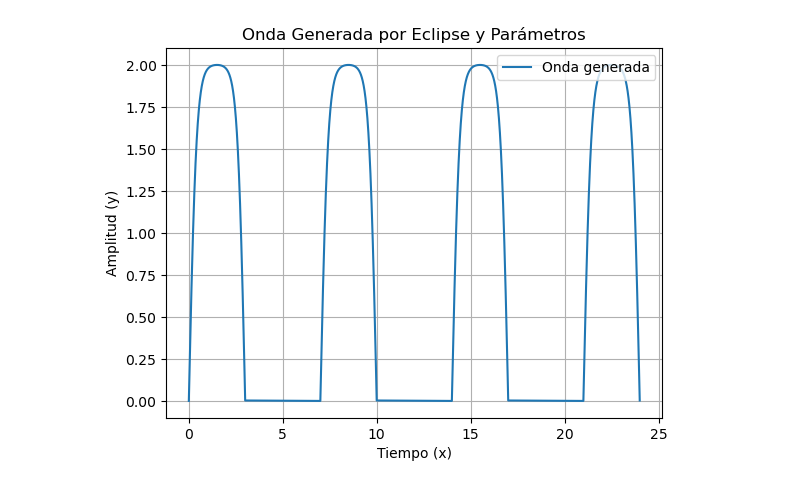
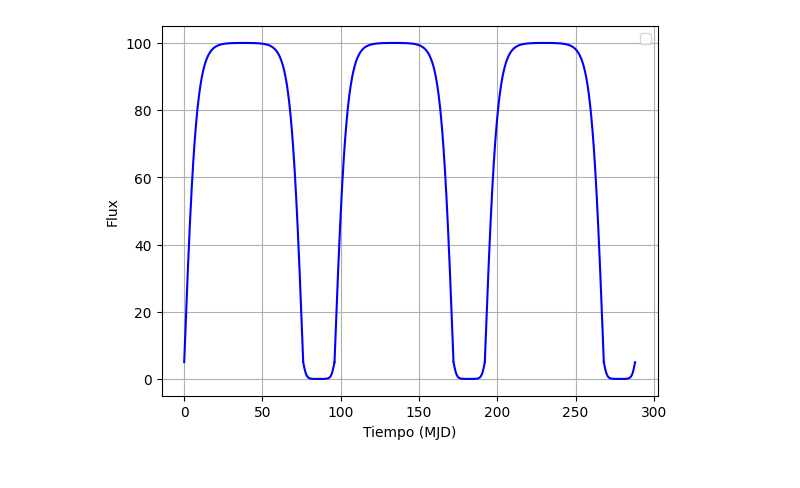
Before and after one commit to GuijonGustavo/Saggitarius-A-peridicity-Gamma-Rays, a Jupyter notebook: jacobi.ipynb, the cells around one changed output. Saved outputs shown, nothing was run; the diff lists cells and outputs as text; code cells hidden in the pictures.

Commit message:
version con jacobi modified with smooth

```diff
--- a/jacobi.ipynb
+++ b/jacobi.ipynb
@@ -64,62 +68,97 @@ import numpy as np
 import matplotlib.pyplot as plt
 from scipy.special import ellipk, ellipj
 
-# Función step equivalente
-def step(x):
-    return 1 if x >= 0 else 0
-
-# Función principal jacobi
-def jacobi(A, m, E, S, R, V, W):
+# Función principal jacobi (onda normal)
+def jacobi(A, m, E, S, W, desplazamiento):
     k = np.sqrt(m)  # m = k^2, así que k = sqrt(m)
-    PHI = np.pi / 2
     x_vals = []
     y_vals = []
 
     # Cálculo de la integral elíptica completa de primer tipo
     K_value = ellipk(m)
+    A_no_invertida = A - desplazamiento  # Amplitud para la onda no invertida ajustada
 
     for n in range(int(W)):
         # Genera valores de u para un solo periodo y ajusta el desplazamiento para el siguiente periodo
-        u_vals = np.arange(0, 2.0 * K_value, R)
+        u_vals = np.arange(0, 2.0 * K_value, 0.01)  # R = 0.01 es fijo
 
         for u in u_vals:
             # Calcula las funciones elípticas sn, cn y dn
             sn, cn, dn, ph = ellipj(u, m)
-            # Onda cuadrada
-            square_wave = step(u) - step(u - 2 * K_value)
-            # Coordenadas
+            # Coordenadas (usando E como el periodo del eclipse y S como el periodo no eclipsado)
             x = E * u / (2 * K_value) + (E + S) * n
-            y = square_wave * sn * A + V
+            y = sn * A_no_invertida  # Ajuste de amplitud
+            y = y + desplazamiento  # Desplazamiento hacia arriba
             x_vals.append(x)
             y_vals.append(y)
 
+        # Insertar NaN para crear separación y evitar líneas de conexión
+        x_vals.append(np.nan)
+        y_vals.append(np.nan)
+
     return np.array(x_vals), np.array(y_vals)
 
-# Función para capturar los inputs
+# Función jacobi invertida (reflejada verticalmente, desplazada hacia arriba)
+def jacobi_invertida(A, m, E, S, W, desplazamiento):
+    k = np.sqrt(m)  # m = k^2, así que k = sqrt(m)
+    x_vals = []
+    y_vals = []
+
+    # Cálculo de la integral elíptica completa de primer tipo
+    K_value = ellipk(m)
+    A_invertida = desplazamiento  # Amplitud para la onda invertida ajustada
+
+    for n in range(int(W)):
+        # Genera valores de u para un solo periodo y ajusta el desplazamiento para el siguiente periodo
+        u_vals = np.arange(0, 2.0 * K_value, 0.01)  # R = 0.01 es fijo
+
+        for u in u_vals:
+            # Calcula las funciones elípticas sn, cn y dn
+            sn, cn, dn, ph = ellipj(u, m)
+            # Coordenadas (usando S como el periodo del eclipse y E como el periodo no eclipsado)
+            x = S * u / (2 * K_value) + (S + E) * n
+            y = sn * A_invertida
+            y = -y + desplazamiento  # Reflejar la onda verticalmente y desplazar hacia arriba
+            x = x + E  # Desplazamiento hacia la derecha para alineación
+            x_vals.append(x)
+            y_vals.append(y)
+
+        # Insertar NaN para crear separación y evitar líneas de conexión
+        x_vals.append(np.nan)
+        y_vals.append(np.nan)
+
+    return np.array(x_vals), np.array(y_vals)
+
+# Función para capturar los inputs y graficar
 def enter():
-    A = float(input("Ingresa la amplitud del eclipse:\n"))
-    E = float(input("Ingresa el periodo del eclipse:\n"))
-    S = float(input("Ingresa el periodo no eclipsado:\n"))
-    V = float(input("Ingresa el traslado vertical:\n"))
+    A = float(input("Ingresa la amplitud total (A):\n"))
+    E = float(input("Ingresa el periodo del eclipse (E):\n"))
+    S = float(input("Ingresa el periodo no eclipsado (S):\n"))
+    m = float(input("Ingresa el módulo (0 < m < 1):\n"))
     W = float(input("Ingresa el número de eclipses:\n"))
-    R = float(input("Ingresa la resolución:\n"))
-    m = float(input("Ingresa el módulo (0 < m < 1):\n"))
+    porcentaje_desplazamiento = float(input("Ingresa el porcentaje de desplazamiento (de 0 a 100):\n"))
 
-    x_vals, y_vals = jacobi(A, m, E, S, R, V, W)
+    # Calcular el desplazamiento en función del porcentaje ingresado
+    desplazamiento = A * porcentaje_desplazamiento / 100
 
-    # Guardar los resultados en un archivo output.dat
-    np.savetxt("output.dat", np.column_stack((x_vals, y_vals)), header="Tiempo (x) \t Amplitud (y)", comments="")
+    # Generar ambas ondas
+    x_vals_normal, y_vals_normal = jacobi(A, m, E, S, W, desplazamiento)
+    x_vals_invertida, y_vals_invertida = jacobi_invertida(A, m, E, S, W, desplazamiento)
 
-    # Graficar los resultados
-    plt.plot(x_vals, y_vals, label="Onda generada")
-    plt.xlabel('Tiempo (x)')
-    plt.ylabel('Amplitud (y)')
-    plt.title('Onda Generada por Eclipse y Parámetros')
+    # Graficar la onda normal
+    plt.plot(x_vals_normal, y_vals_normal, linestyle='-', color='b')
+
+    # Graficar la onda invertida
+    plt.plot(x_vals_invertida, y_vals_invertida, linestyle='-', color='b')
+
+    # Configurar gráfico
+    plt.xlabel('Tiempo (MJD)')
+    plt.ylabel('Flux')
     plt.legend(loc='upper right')
     plt.grid(True)
     plt.show()
 
 if __name__ == "__main__":
     enter()
 # %% [output]
-[figure, old version]
+[figure, new version]
```
Also changed, not shown: parts of 4 cells of this notebook.
